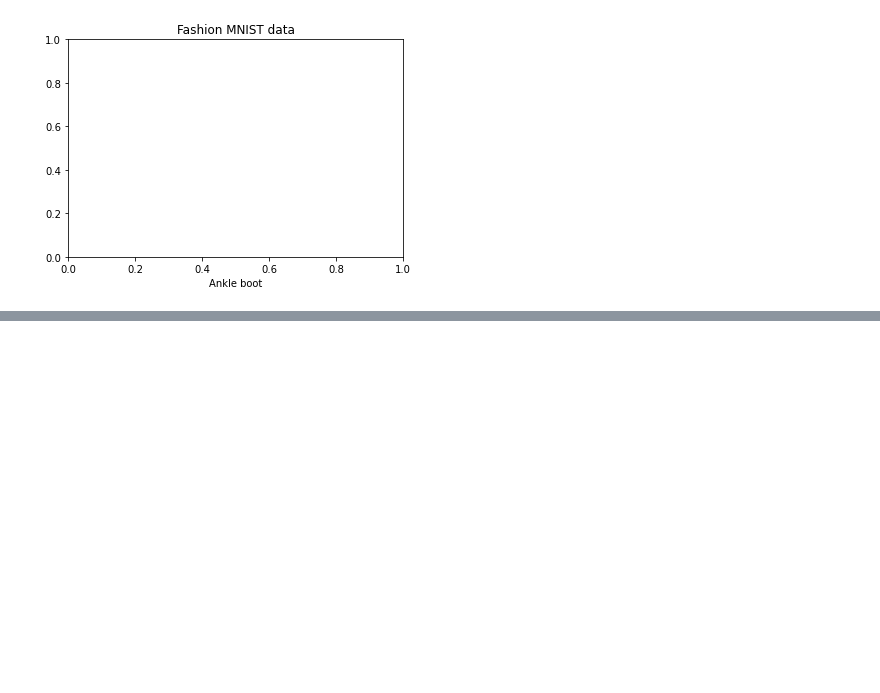
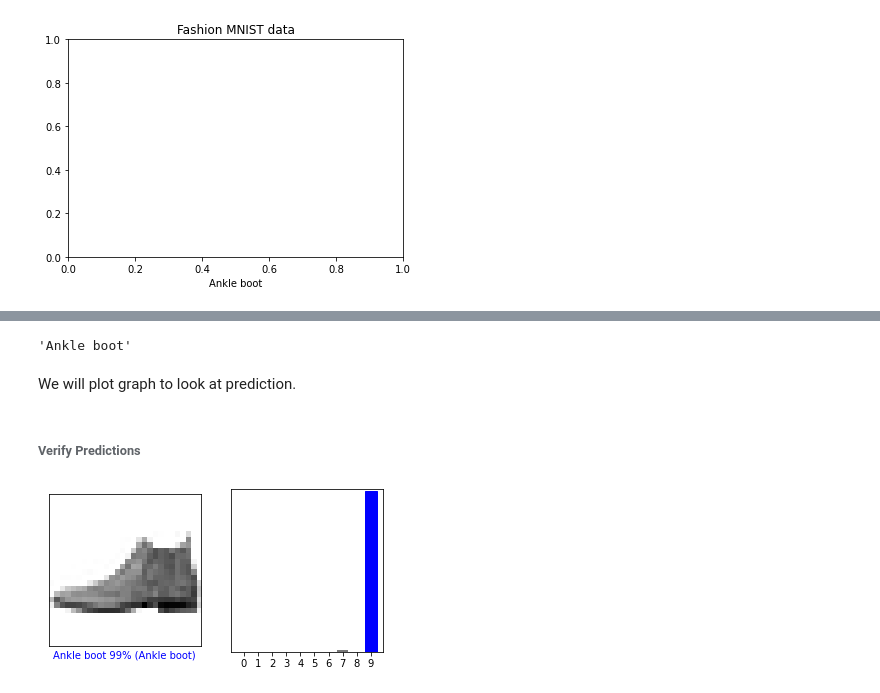
Before and after one commit to pirate-datenscienticfic/Machine-Learning-Deep-Learning-projects, a Jupyter notebook: Cloth_Classification/Cloth_Classification.ipynb, the cells around one changed output, grey strips where cells are left out. Cells and saved outputs as stored; diff of their text form; code cells hidden in the pictures; blank space fills up the shorter version.

```diff
--- a/Cloth_Classification/Cloth_Classification.ipynb
+++ b/Cloth_Classification/Cloth_Classification.ipynb
@@ -123,0 +227,2 @@ Text(0.5, 0, 'Ankle boot')
+# %%
+predictions = probability_model.predict(test_images)
@@ -123,0 +249,53 @@ Text(0.5, 0, 'Ankle boot')
+# %%
+class_names[test_labels[0]]
+# %% [output]
+'Ankle boot'
+# %% [markdown]
+We will plot graph to look at prediction.
+# %%
+def plot_img(i, preds_array, true_labels, img):
+    true_labels, img = true_labels[i], img[i]
+    plt.grid(False)
+    plt.xticks([])
+    plt.yticks([])
+
+    plt.imshow(img, cmap=plt.cm.binary)
+
+    predicted_label = np.argmax(preds_array)
+    if predicted_label == true_labels:
+        color = 'blue'
+    else:
+        color = 'red'
+
+    plt.xlabel("{} {:2.0f}% ({})".format(class_names[predicted_label],
+                                        100*np.max(preds_array),
+                                        class_names[true_labels]),
+              color=color)
+
+
+def plot_value_array(i, preds_array, true_labels):
+    true_labels = true_labels[i]
+    plt.grid(False)
+    plt.xticks(range(10))
+    plt.yticks([])
+    thisplot = plt.bar(range(10), preds_array, color="#777777")
+    plt.ylim([0, 1])
+    predicted_label = np.argmax(preds_array)
+
+    thisplot[predicted_label].set_color('red')
+    thisplot[true_labels].set_color('blue')
+# %% [markdown]
+###### Verify Predictions
+# %%
+def img(i):
+    plt.figure(figsize=(6, 3))
+    plt.subplot(1, 2, 1)
+    plot_img(i, predictions[i], test_labels, test_images)
+    plt.subplot(1, 2, 2)
+    plot_value_array(i, predictions[i], test_labels)
+    plt.show()
+# %%
+i = 0
+img(i)
+# %% [output]
+[figure, added]
```
Also changed, not shown: parts of 27 cells of this notebook.
